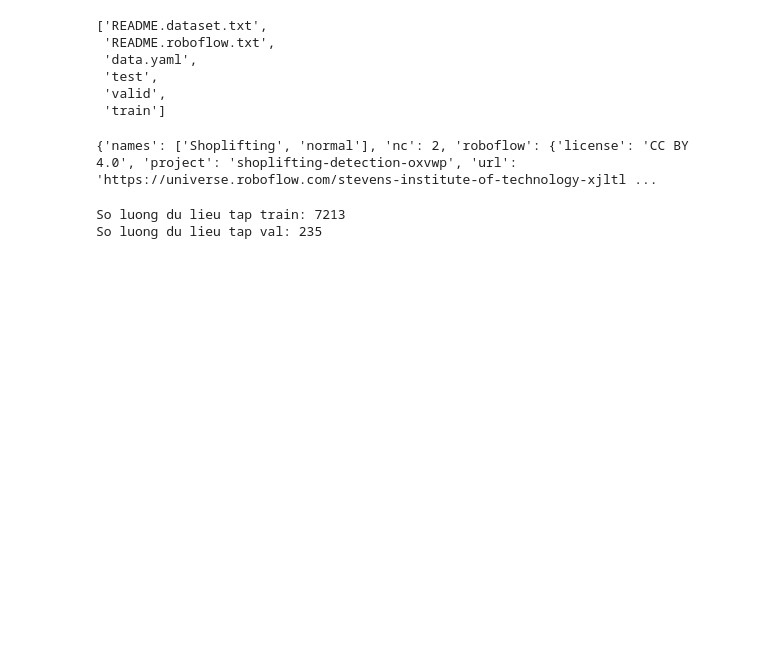
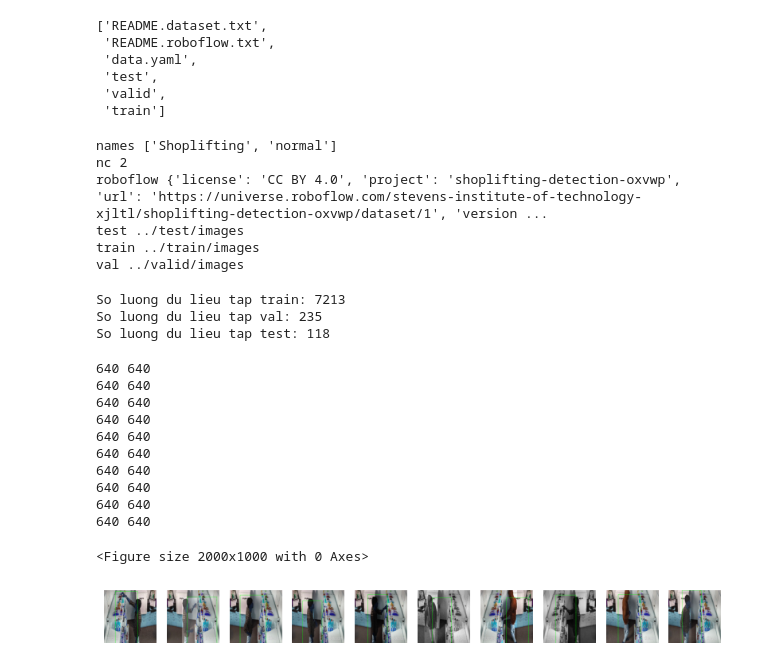
Before and after one commit to DarkFromAbyss/DFA_Behavior_Shopping_Detection, a Jupyter notebook: notebooks/train.ipynb, the cells around one changed output. Saved outputs shown, nothing was run; the diff lists cells and outputs as text; code cells hidden in the pictures; blank space fills up the shorter version.

Commit message:
visualize data

```diff
--- a/notebooks/train.ipynb
+++ b/notebooks/train.ipynb
@@ -65,15 +62,73 @@ import yaml
 with open (f"{DESTINATION_PATH}/data.yaml", 'r') as file:
     # num_classes = str(yaml.safe_load(stream)['nc'])
     config = yaml.safe_load(file)
-    print(config)
+for key in config:
+  print(key, config[key])
 # %% [output]
-{'names': ['Shoplifting', 'normal'], 'nc': 2, 'roboflow': {'license': 'CC BY 4.0', 'project': 'shoplifting-detection-oxvwp', 'url': 'https://universe.roboflow.com/stevens-institute-of-technology-xjltl ...
+names ['Shoplifting', 'normal']
+nc 2
+roboflow {'license': 'CC BY 4.0', 'project': 'shoplifting-detection-oxvwp', 'url': 'https://universe.roboflow.com/stevens-institute-of-technology-xjltl/shoplifting-detection-oxvwp/dataset/1', 'version ...
+test ../test/images
+train ../train/images
+val ../valid/images
 # %%
 print(f"So luong du lieu tap train: {len(os.listdir(f'{DESTINATION_PATH}/train/images'))}")
 print(f"So luong du lieu tap val: {len(os.listdir(f'{DESTINATION_PATH}/valid/images'))}")
+print(f"So luong du lieu tap test: {len(os.listdir(f'{DESTINATION_PATH}/test/images'))}")
 # %% [output]
 So luong du lieu tap train: 7213
 So luong du lieu tap val: 235
+So luong du lieu tap test: 118
+# %%
+NUM_SAMPLE = 10
+
+images = os.listdir(f'{DESTINATION_PATH}/train/images')[:NUM_SAMPLE]
+labels = os.listdir(f'{DESTINATION_PATH}/train/labels')[:NUM_SAMPLE]
+
+plt.figure(figsize=(20, 10))
+ax, fig = plt.subplots(1, NUM_SAMPLE, figsize=(10, 10))
+
+for i in range (NUM_SAMPLE):
+
+    image_path = os.path.join(DESTINATION_PATH, 'train', 'images', images[i])
+    label_path = os.path.join(DESTINATION_PATH, 'train', 'labels', labels[i])
+
+    image = cv2.imread(image_path)
+    # image = cv2.cvtColor(image, cv2.COLOR_BGR2RGB)
+    h, w = image.shape[:2]
+
+
+    with open (label_path, 'r', encoding= 'utf-8') as file:
+      label , x_center, y_center, width, height = [float(x) for x in file.read().split()]
+
+    x_center *= w
+    y_center *= h
+    width = int(w * width)
+    height = int(h * height)
+
+    x1 = int(x_center - width/2)
+    y1 = int(y_center - height/2)
+    print(h, w)
+
+    image = cv2.rectangle(image, (x1, y1), (x1+2*width, y1+2*height), (0, 255, 0), 2)
+
+    fig[i].imshow(image)
+    fig[i].axis('off')
+
+plt.show()
+# %% [output]
+640 640
+640 640
+640 640
+640 640
+640 640
+640 640
+640 640
+640 640
+640 640
+640 640
+<Figure size 2000x1000 with 0 Axes>
+[figure, added]
 # %%
 from ultralytics import YOLO
 import pandas as pd
```
Also changed, not shown: parts of 5 cells of this notebook.
